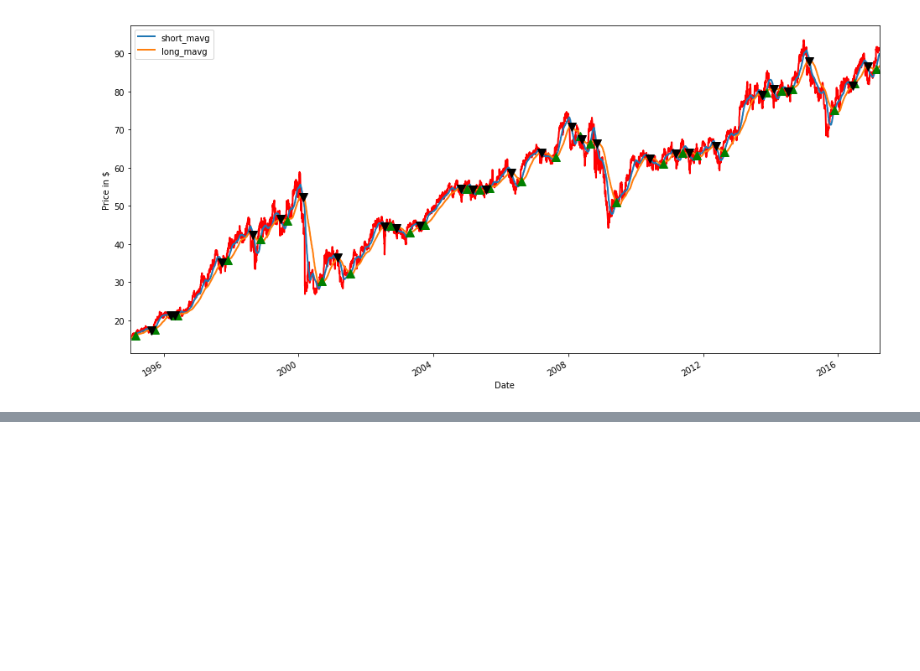
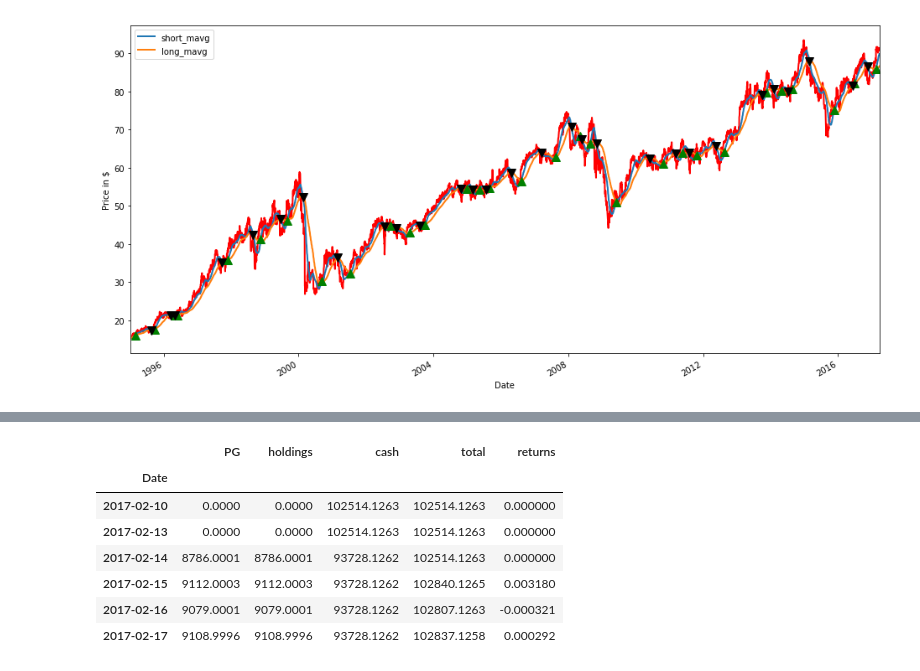
Before and after one commit to RajanMehta/python-for-finance, a Jupyter notebook: 7.Stock Market Analysis/A Simple Trading Strategy.ipynb, the cells around one changed output, grey strips where cells are left out. Cells and saved outputs as stored; diff of their text form; code cells hidden in the pictures; blank space fills up the shorter version.

```diff
--- a/7.Stock Market Analysis/A Simple Trading Strategy.ipynb
+++ b/7.Stock Market Analysis/A Simple Trading Strategy.ipynb
@@ -67,0 +70,9 @@ plt.show()
+# %%
+# Set the initial capital
+initial_capital= float(100000.0)
+
+# Create a DataFrame `positions`
+positions = pd.DataFrame(index=signals.index).fillna(0.0)
+
+# Buy a 100 shares
+positions['PG'] = 100*signals['signal']
@@ -67,0 +95,23 @@ plt.show()
+# %%
+# Add `holdings` to portfolio
+portfolio['holdings'] = (positions.multiply(PG['Adj Close'], axis=0)).sum(axis=1)
+
+# Add `cash` to portfolio
+portfolio['cash'] = initial_capital - (pos_diff.multiply(PG['Adj Close'], axis=0)).sum(axis=1).cumsum()
+
+# Add `total` to portfolio
+portfolio['total'] = portfolio['cash'] + portfolio['holdings']
+
+# Add `returns` to portfolio
+portfolio['returns'] = portfolio['total'].pct_change()
+
+portfolio["2017-02-10": "2017-02-20"]
+# %% [output]
+|  | PG | holdings | cash | total | returns |
+| Date |  |  |  |  |  |
+| 2017-02-10 | 0.0000 | 0.0000 | 102514.1263 | 102514.1263 | 0.000000 |
+| 2017-02-13 | 0.0000 | 0.0000 | 102514.1263 | 102514.1263 | 0.000000 |
+| 2017-02-14 | 8786.0001 | 8786.0001 | 93728.1262 | 102514.1263 | 0.000000 |
+| 2017-02-15 | 9112.0003 | 9112.0003 | 93728.1262 | 102840.1265 | 0.003180 |
+| 2017-02-16 | 9079.0001 | 9079.0001 | 93728.1262 | 102807.1263 | -0.000321 |
+| 2017-02-17 | 9108.9996 | 9108.9996 | 93728.1262 | 102837.1258 | 0.000292 |
```
Also changed, not shown: parts of 4 cells of this notebook.
